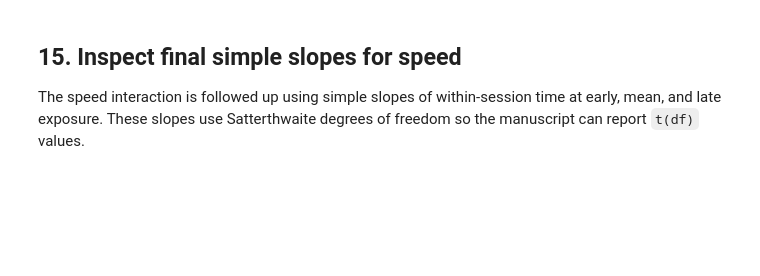
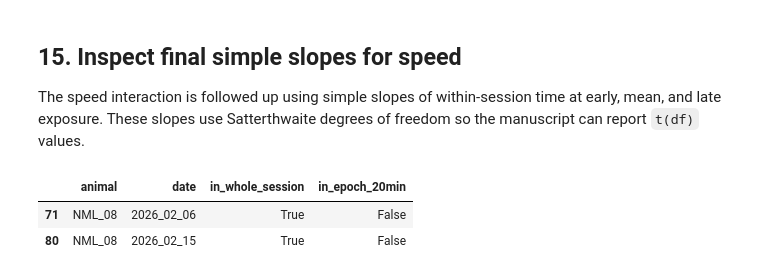
Before and after one commit to neuromomentumlab/Classical_Conditioning_Air_Wheel, a Jupyter notebook: Python/notebooks/habituation_analysis_02_annotated.ipynb, the cells around one changed output. Cells and saved outputs as stored; diff of their text form; code cells hidden in the pictures; blank space fills up the shorter version.

```diff
--- a/Python/notebooks/habituation_analysis_02_annotated.ipynb
+++ b/Python/notebooks/habituation_analysis_02_annotated.ipynb
@@ -1428,3 +1817,37 @@ The speed interaction is followed up using simple slopes of within-session time
 display(hab_speed_simple_slopes_t_df)
 
 print(hab_speed_simple_slopes_t_df.columns.tolist())
+# %%
+# Sessions in whole-session dataframe
+whole_sessions = (
+    hab_session_df[["animal", "date"]]
+    .drop_duplicates()
+    .assign(in_whole_session=True)
+)
+
+# Sessions in 20-min epoch dataframe
+epoch_sessions_20min = (
+    hab_epoch_df_20min[["animal", "date"]]
+    .drop_duplicates()
+    .assign(in_epoch_20min=True)
+)
+
+session_compare = whole_sessions.merge(
+    epoch_sessions_20min,
+    on=["animal", "date"],
+    how="outer"
+)
+
+session_compare["in_whole_session"] = session_compare["in_whole_session"].fillna(False)
+session_compare["in_epoch_20min"] = session_compare["in_epoch_20min"].fillna(False)
+
+missing_from_epoch = session_compare[
+    (session_compare["in_whole_session"] == True) &
+    (session_compare["in_epoch_20min"] == False)
+]
+
+display(missing_from_epoch)
+# %% [output]
+|  | animal | date | in_whole_session | in_epoch_20min |
+| 71 | NML_08 | 2026_02_06 | True | False |
+| 80 | NML_08 | 2026_02_15 | True | False |
```
Also changed, not shown: parts of 16 cells of this notebook.
